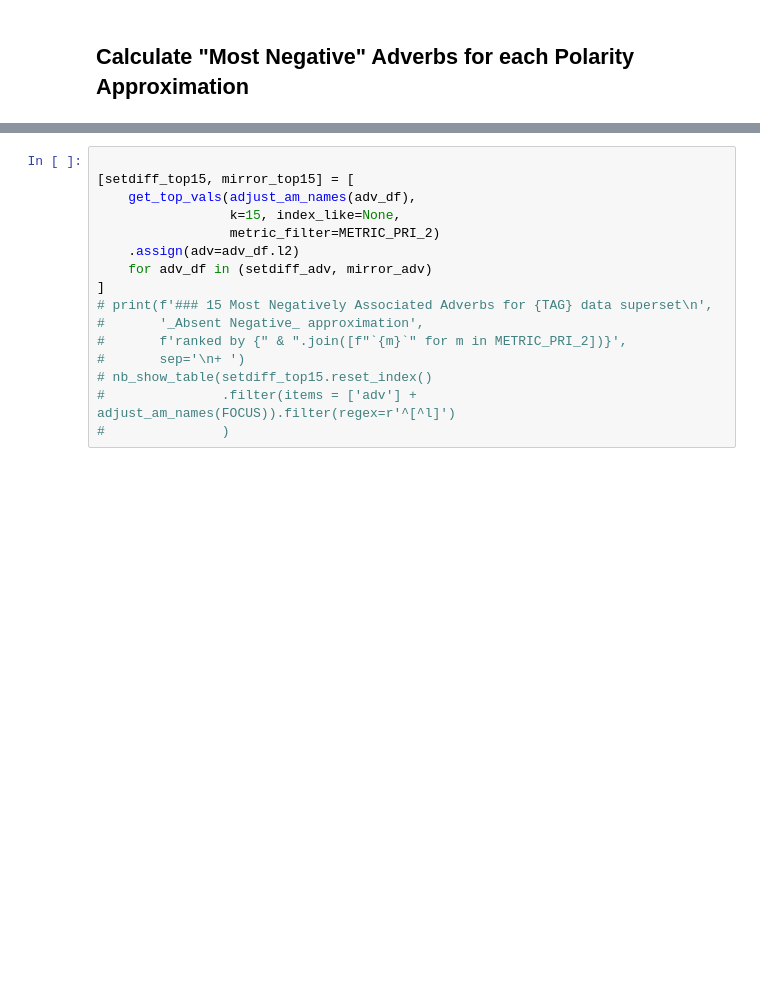
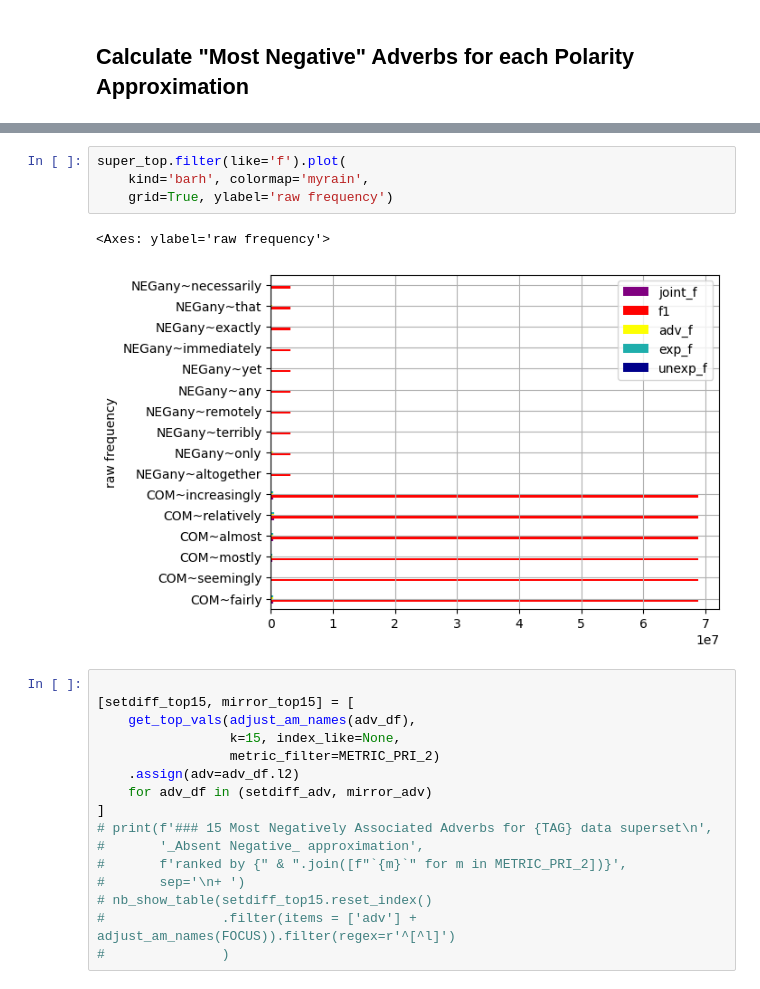
Before and after one commit to AndreaTheLinguist/sanpi, a Jupyter notebook: notebooks/ALL-adverb_assoc.ipynb, the cells around one changed output, grey strips where cells are left out. Drawn from its saved outputs; the diff is of its cells as text; blank space fills up the shorter version.

```diff
--- a/notebooks/ALL-adverb_assoc.ipynb
+++ b/notebooks/ALL-adverb_assoc.ipynb
@@ -248,3 +507,10 @@ for adv_df in (setdiff_adv, mirror_adv):
+# %%
+super_top.filter(like='f').plot(
+    kind='barh', colormap='myrain',
+    grid=True, ylabel='raw frequency')
+# %% [output]
+<Axes: ylabel='raw frequency'>
+[figure, added]
 # %%
 
 [setdiff_top15, mirror_top15] = [
```
Also changed, not shown: parts of 31 cells of this notebook, 7 other files.
